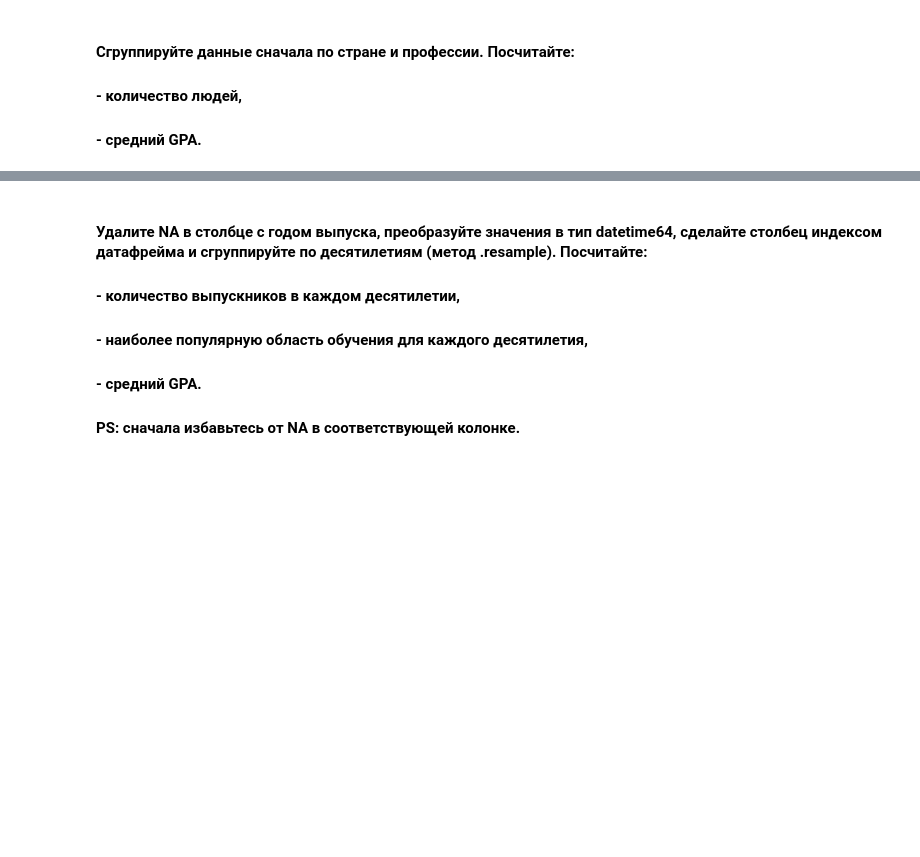
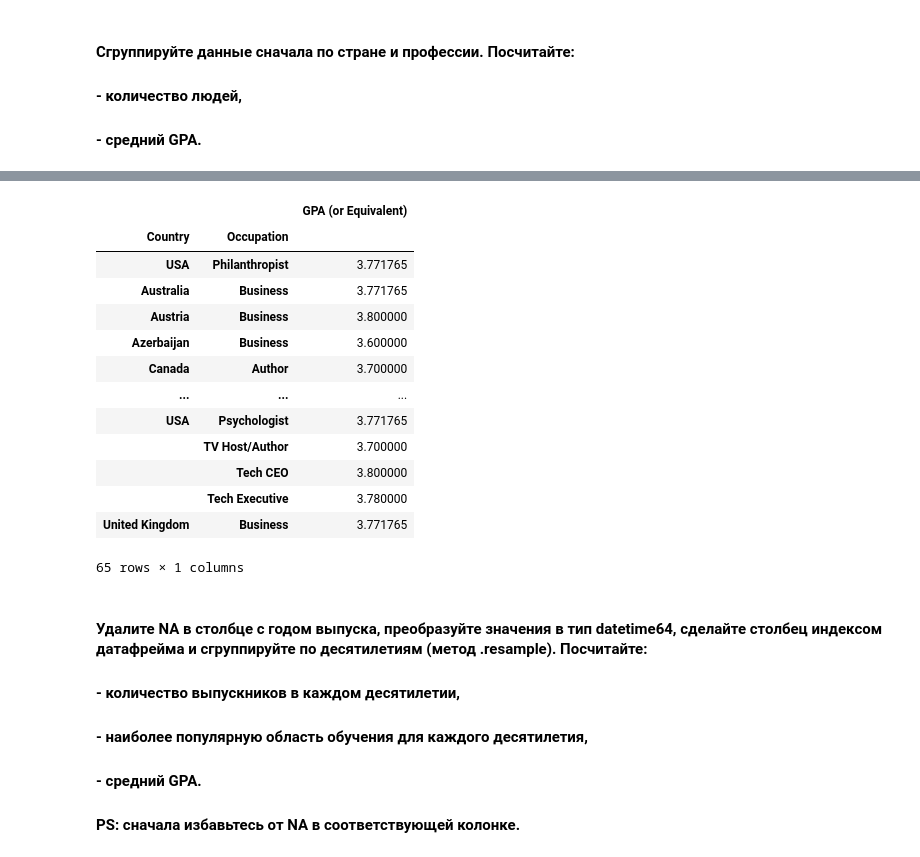
Before and after one commit to Alena-Ab/lingdata, a Jupyter notebook: homework22-23/hw1_2025.ipynb, the cells around one changed output, grey strips where cells are left out. Drawn from its saved outputs; the diff is of its cells as text; code cells hidden in the pictures; blank space fills up the shorter version.

```diff
--- a/homework22-23/hw1_2025.ipynb
+++ b/homework22-23/hw1_2025.ipynb
@@ -408,3 +499,20 @@ dtype: int64
+# %%
+df.groupby(by=['Country', 'Occupation']).agg({'GPA (or Equivalent)': 'mean'}) #средний GPA
+# %% [output]
+|  |  | GPA (or Equivalent) |
+| Country | Occupation |  |
+| USA | Philanthropist | 3.771765 |
+| Australia | Business | 3.771765 |
+| Austria | Business | 3.800000 |
+| Azerbaijan | Business | 3.600000 |
+| Canada | Author | 3.700000 |
+| ... | ... | ... |
+| USA | Psychologist | 3.771765 |
+|  | TV Host/Author | 3.700000 |
+|  | Tech CEO | 3.800000 |
+|  | Tech Executive | 3.780000 |
+| United Kingdom | Business | 3.771765 |
+65 rows × 1 columns
 # %% [markdown]
 #### Удалите NA в столбце с годом выпуска, преобразуйте значения в тип datetime64, сделайте столбец индексом датафрейма и сгруппируйте по десятилетиям (метод .resample). Посчитайте:
 #### - количество выпускников в каждом десятилетии,
```
Also changed, not shown: parts of 28 cells of this notebook.
